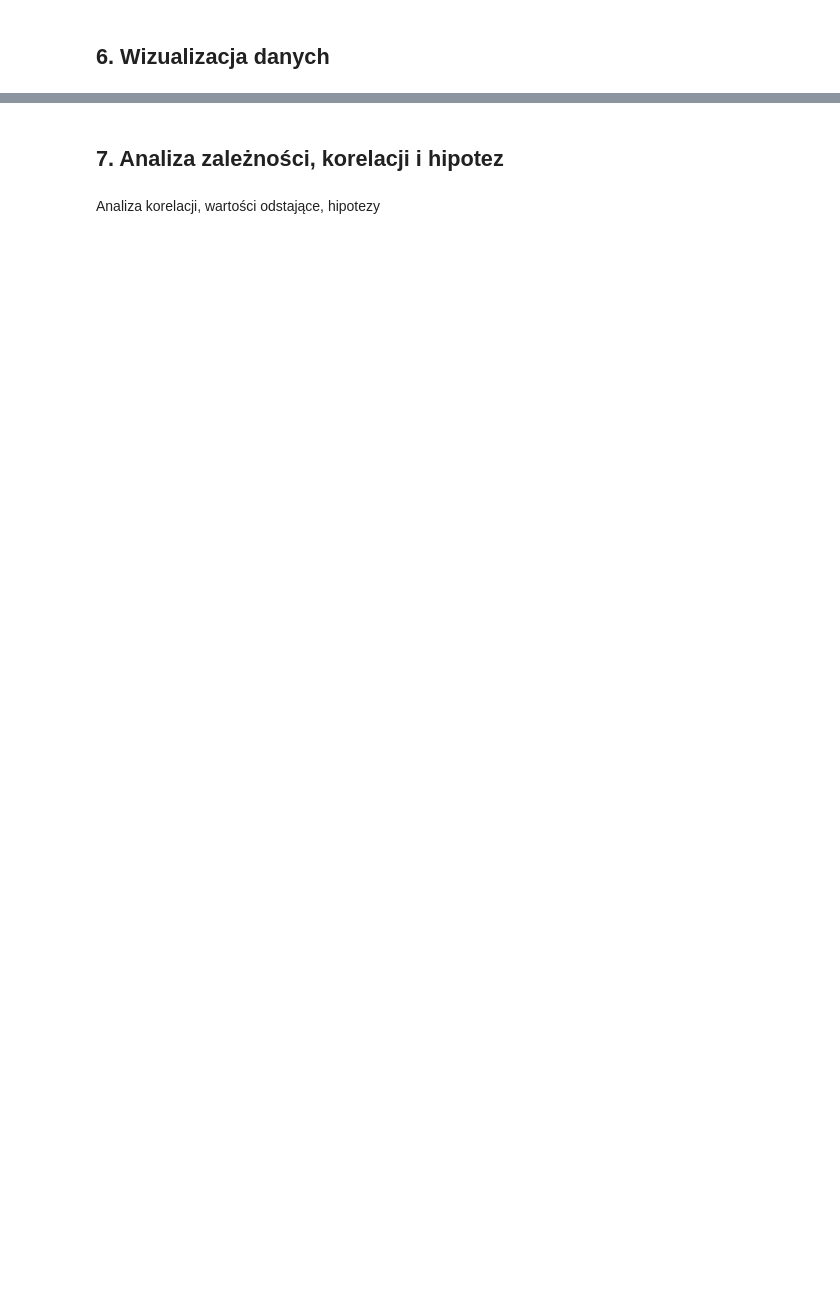
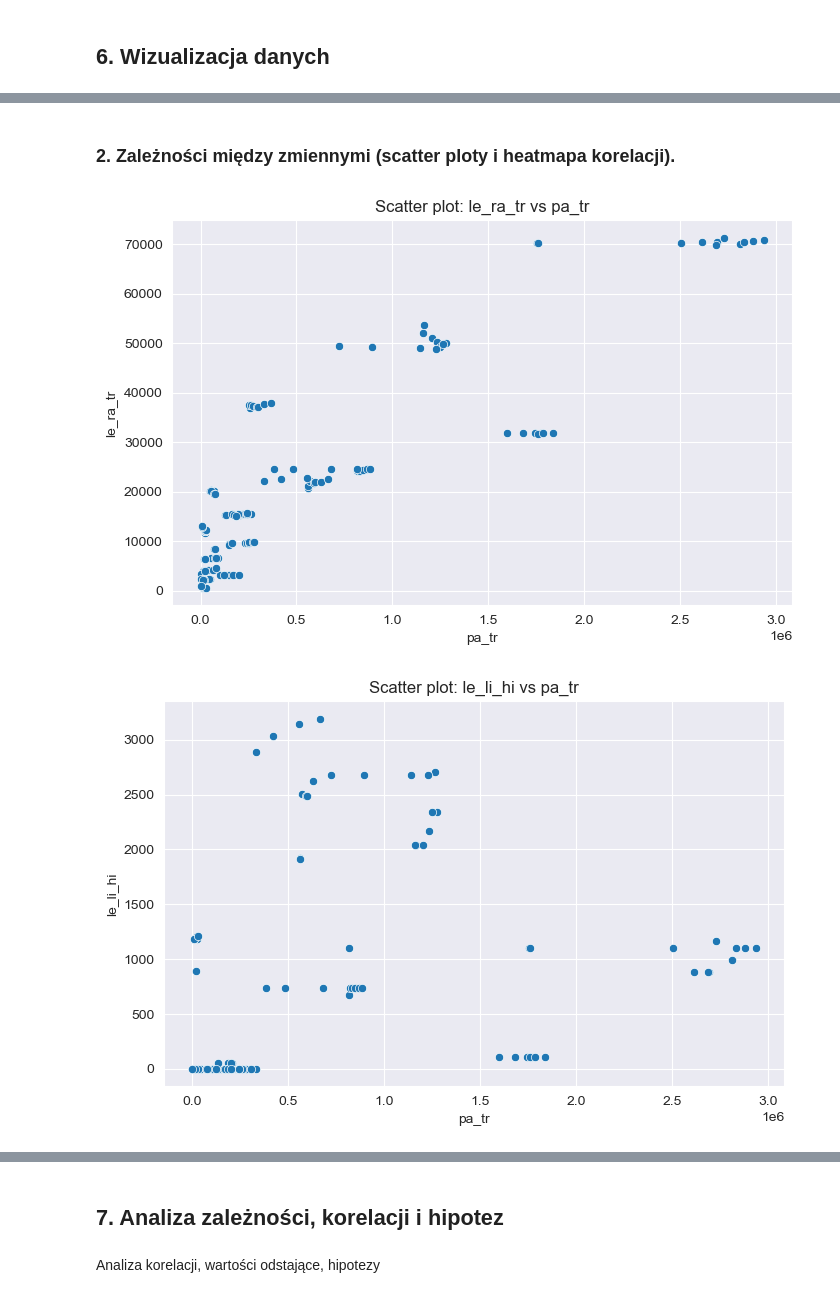
Before and after one commit to SzymonKovalski/ExploracjaTransportuKolejowego, a Jupyter notebook: analiza.ipynb, the cells around one changed output, grey strips where cells are left out. Saved outputs shown, nothing was run; the diff lists cells and outputs as text; code cells hidden in the pictures; blank space fills up the shorter version.

```diff
--- a/analiza.ipynb
+++ b/analiza.ipynb
@@ -315,0 +395,28 @@ Rozkłady zmiennych, histogramy, wykresy rozrzutu, macierz korelacji, wykresy pu
+# %% [markdown]
+### 2. Zależności między zmiennymi (scatter ploty i heatmapa korelacji).
+# %%
+import matplotlib.pyplot as plt
+import seaborn as sns
+
+# Wybrane pary zmiennych do analizy
+scatter_pairs = [
+    ('pa_tr', 'le_ra_tr'),
+    ('pa_tr', 'le_li_hi'),
+    ('pa_tr', 'gdp_pc'),
+    ('pa_tr', 'co_pr_le'),
+    ('pa_tr', 'ex_in'),
+    ('pa_tr', 'in_in'),
+    ('pa_tr', 'n_pa_air'),
+    ('pa_tr', 'le_mo'),
+]
+
+for x_var, y_var in scatter_pairs:
+    plt.figure(figsize=(8, 5))
+    sns.scatterplot(data=tables, x=x_var, y=y_var)
+    plt.title(f"Scatter plot: {y_var} vs {x_var}")
+    plt.xlabel(x_var)
+    plt.ylabel(y_var)
+    plt.show()
+# %% [output]
+[figure, added]
+[figure, added]
```
Also changed, not shown: parts of 46 cells of this notebook, 1 other file.
